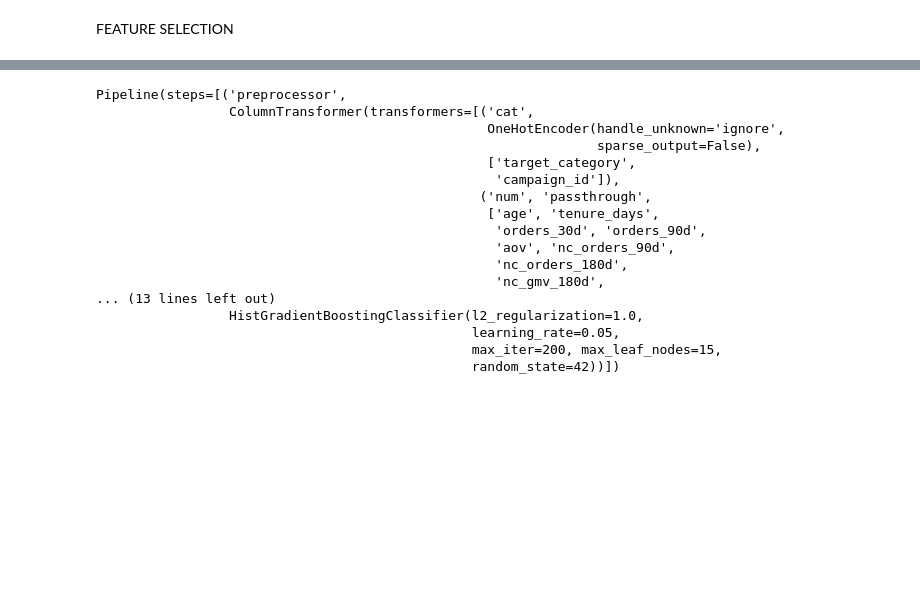
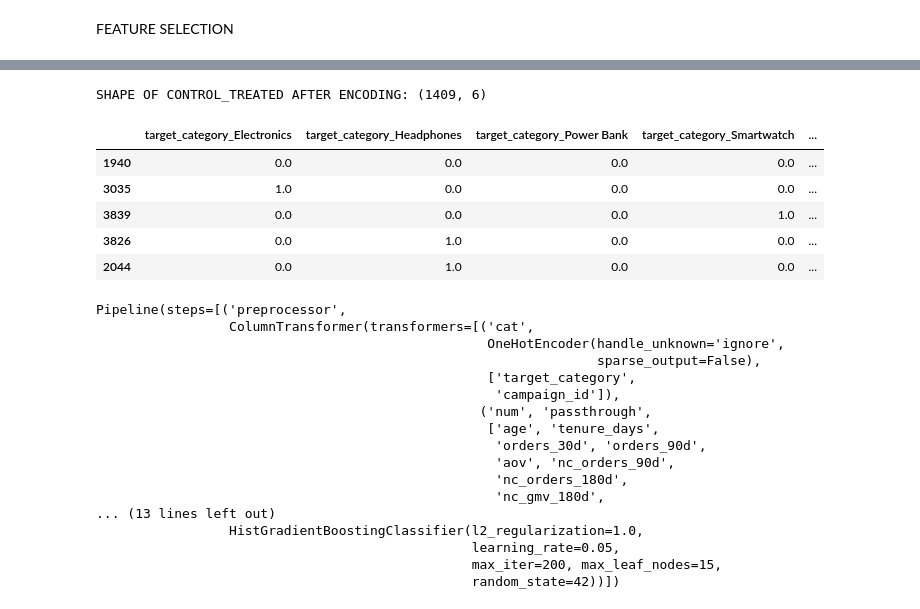
Before and after one commit to Yasasvi777/ML_FLOW_TUTORIALS, a Jupyter notebook: UPIFT_MODELLING_NC_ITEMS.ipynb, the cells around one changed output, grey strips where cells are left out. Cells and saved outputs as stored; diff of their text form; code cells hidden in the pictures; blank space fills up the shorter version.

```diff
--- a/UPIFT_MODELLING_NC_ITEMS.ipynb
+++ b/UPIFT_MODELLING_NC_ITEMS.ipynb
@@ -192,3 +202,16 @@ train_encoded_df.head()
+# %%
+train_control_encoded = ohe_encoder.transform(train_control[cat_features])
+train_control_encoded_df = pd.DataFrame(train_control_encoded,columns = ohe_encoder.get_feature_names_out(cat_features),index = train_control.index)
+print("SHAPE OF CONTROL_TREATED AFTER ENCODING:",train_control_encoded_df.shape)
+train_control_encoded_df.head()
+# %% [output]
+SHAPE OF CONTROL_TREATED AFTER ENCODING: (1409, 6)
+|  | target_category_Electronics | target_category_Headphones | target_category_Power Bank | target_category_Smartwatch | ... |
+| 1940 | 0.0 | 0.0 | 0.0 | 0.0 | ... |
+| 3035 | 1.0 | 0.0 | 0.0 | 0.0 | ... |
+| 3839 | 0.0 | 0.0 | 0.0 | 1.0 | ... |
+| 3826 | 0.0 | 1.0 | 0.0 | 0.0 | ... |
+| 2044 | 0.0 | 1.0 | 0.0 | 0.0 | ... |
 # %%
 preprocessor = ColumnTransformer(
     transformers=[
```
Also changed, not shown: parts of 16 cells of this notebook, 1 other file.
